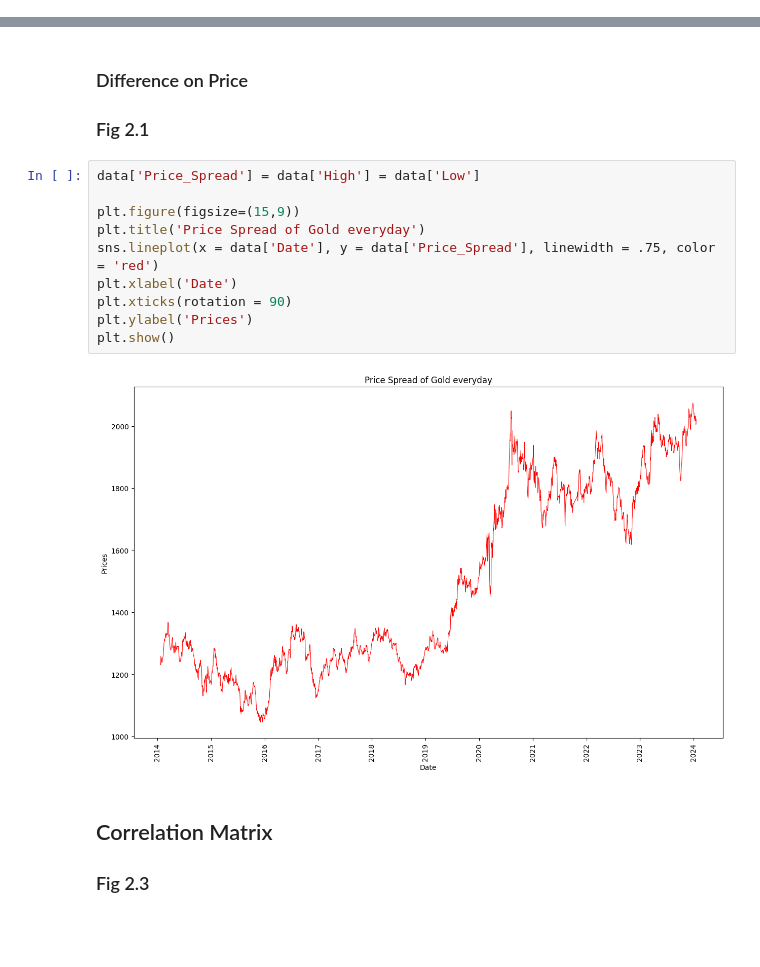
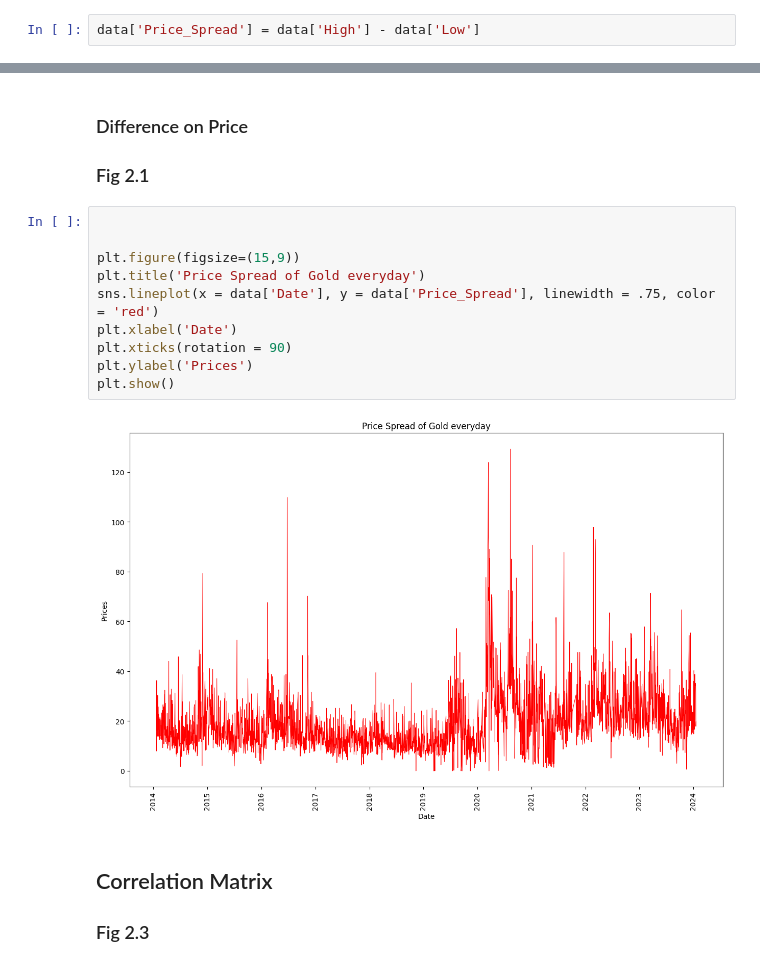
Before and after one commit to JOSEPHEKEIGI/MachineLearning_Gold_Prediction_linear_regression_Project, a Jupyter notebook: Gold-Prices-Exploratory-Analysis.ipynb, the cells around one changed output, grey strips where cells are left out. Saved outputs shown, nothing was run; the diff lists cells and outputs as text; blank space fills up the shorter version.

```diff
--- a/Gold-Prices-Exploratory-Analysis.ipynb
+++ b/Gold-Prices-Exploratory-Analysis.ipynb
@@ -79,6 +78,8 @@ dtypes: datetime64[ns](1), float64(5)
 memory usage: 117.8 KB
 # %% [markdown]
 Now our Date columns datatype read correctly 'datetime64[ns]' datatype
+# %%
+data['Price_Spread'] = data['High'] - data['Low']
 # %%
 nullValues = data.isnull().sum()
 
@@ -139,17 +142,17 @@ The plot above shows the climb of the gold prices as from year 2014 fron sligtly
 ### Difference on Price
 ### Fig 2.1
 # %%
-data['Price_Spread'] = data['High'] = data['Low']
+
 
 plt.figure(figsize=(15,9))
 plt.title('Price Spread of Gold everyday')
 sns.lineplot(x = data['Date'], y = data['Price_Spread'], linewidth = .75, color = 'red')
 plt.xlabel('Date')
 plt.xticks(rotation = 90)
 plt.ylabel('Prices')
 plt.show()
 # %% [output]
-[figure, old version]
+[figure, new version]
 # %% [markdown]
 ## Correlation Matrix
 
```
Also changed, not shown: parts of 16 cells of this notebook, 5 other files.
